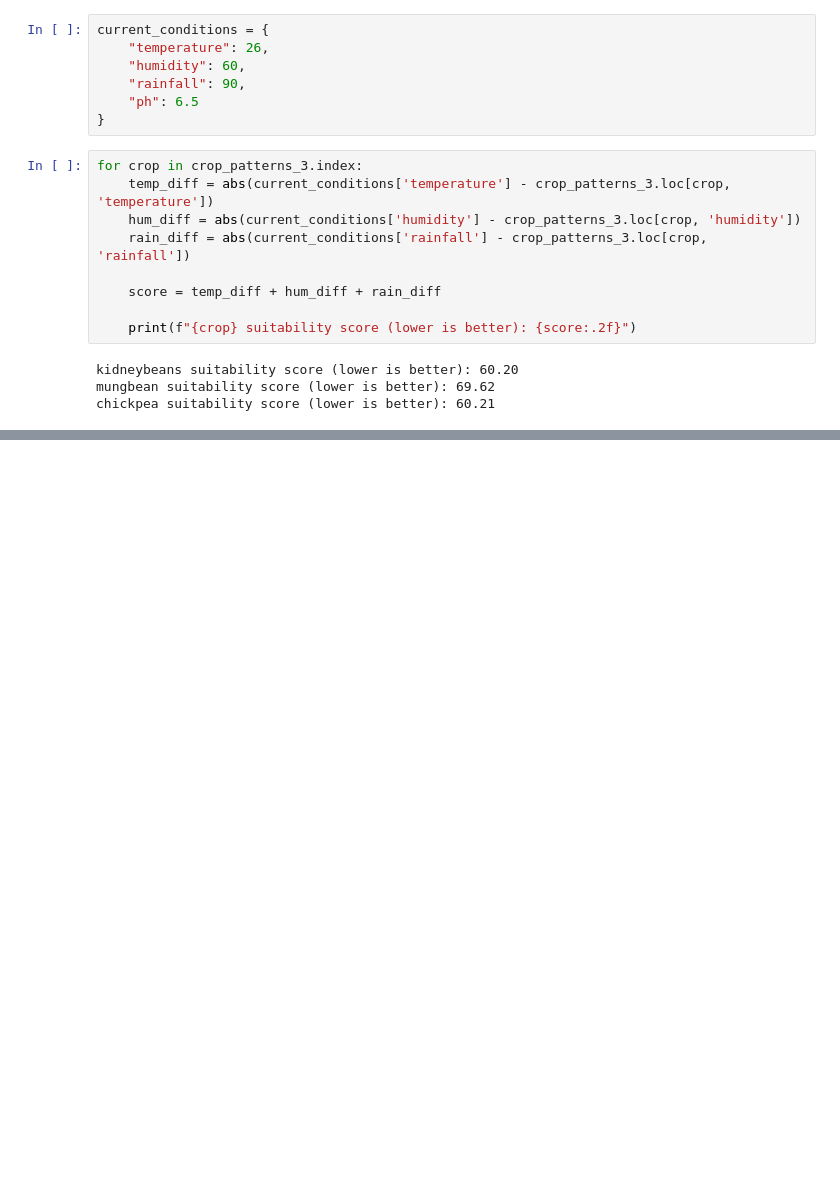
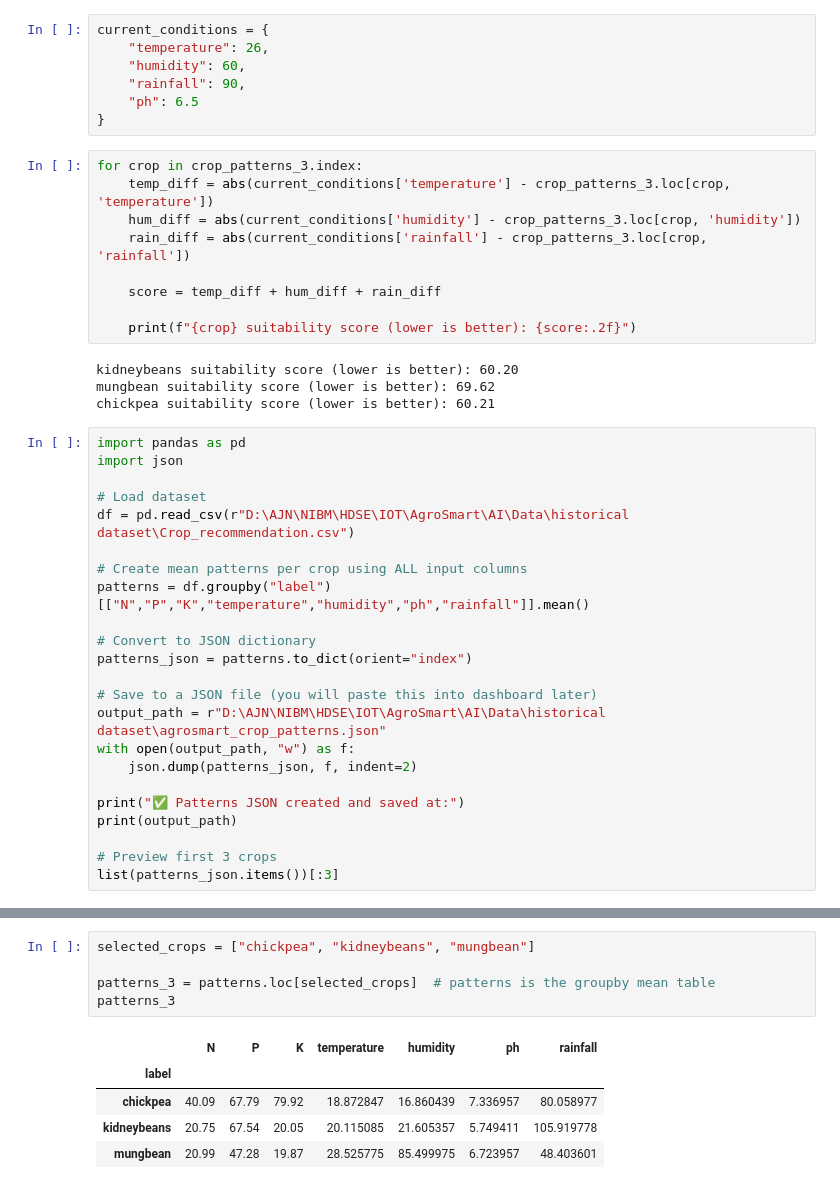
Before and after one commit to JayamalNarampanawa/AgroSmart, a Jupyter notebook: AI/AgroSamrt.ipynb, the cells around one changed output, grey strips where cells are left out. Drawn from its saved outputs; the diff is of its cells as text; blank space fills up the shorter version.

```diff
--- a/AI/AgroSamrt.ipynb
+++ b/AI/AgroSamrt.ipynb
@@ -153,3 +153,26 @@ for crop in crop_patterns_3.index:
 kidneybeans suitability score (lower is better): 60.20
 mungbean suitability score (lower is better): 69.62
 chickpea suitability score (lower is better): 60.21
+# %%
+import pandas as pd
+import json
+
+# Load dataset
+df = pd.read_csv(r"D:\AJN\NIBM\HDSE\IOT\AgroSmart\AI\Data\historical dataset\Crop_recommendation.csv")
+
+# Create mean patterns per crop using ALL input columns
+patterns = df.groupby("label")[["N","P","K","temperature","humidity","ph","rainfall"]].mean()
+
+# Convert to JSON dictionary
+patterns_json = patterns.to_dict(orient="index")
+
+# Save to a JSON file (you will paste this into dashboard later)
+output_path = r"D:\AJN\NIBM\HDSE\IOT\AgroSmart\AI\Data\historical dataset\agrosmart_crop_patterns.json"
+with open(output_path, "w") as f:
+    json.dump(patterns_json, f, indent=2)
+
+print("✅ Patterns JSON created and saved at:")
+print(output_path)
+
+# Preview first 3 crops
+list(patterns_json.items())[:3]
@@ -155,0 +199,11 @@ chickpea suitability score (lower is better): 60.21
+# %%
+selected_crops = ["chickpea", "kidneybeans", "mungbean"]
+
+patterns_3 = patterns.loc[selected_crops]  # patterns is the groupby mean table
+patterns_3
+# %% [output]
+|  | N | P | K | temperature | humidity | ph | rainfall |
+| label |  |  |  |  |  |  |  |
+| chickpea | 40.09 | 67.79 | 79.92 | 18.872847 | 16.860439 | 7.336957 | 80.058977 |
+| kidneybeans | 20.75 | 67.54 | 20.05 | 20.115085 | 21.605357 | 5.749411 | 105.919778 |
+| mungbean | 20.99 | 47.28 | 19.87 | 28.525775 | 85.499975 | 6.723957 | 48.403601 |
```
Also changed, not shown: parts of 3 cells of this notebook, 13 other files.
